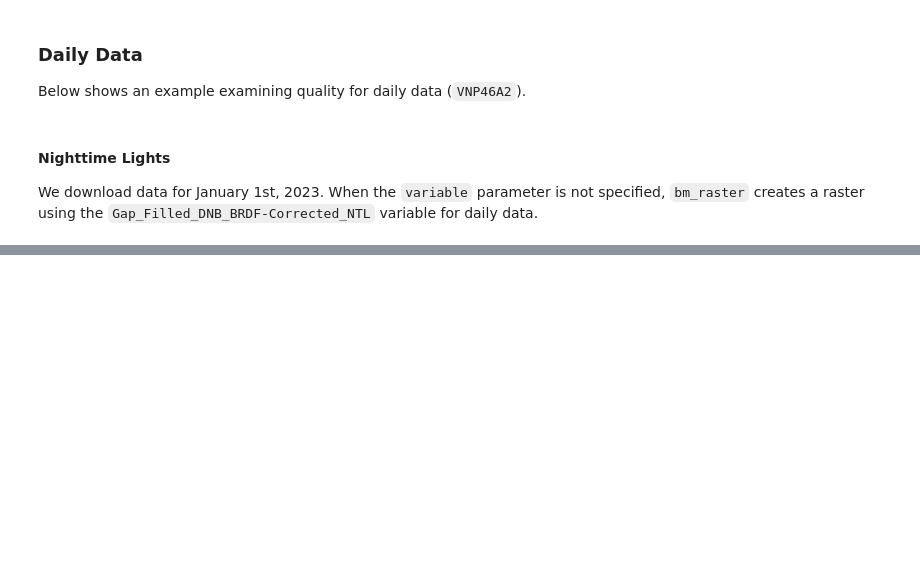
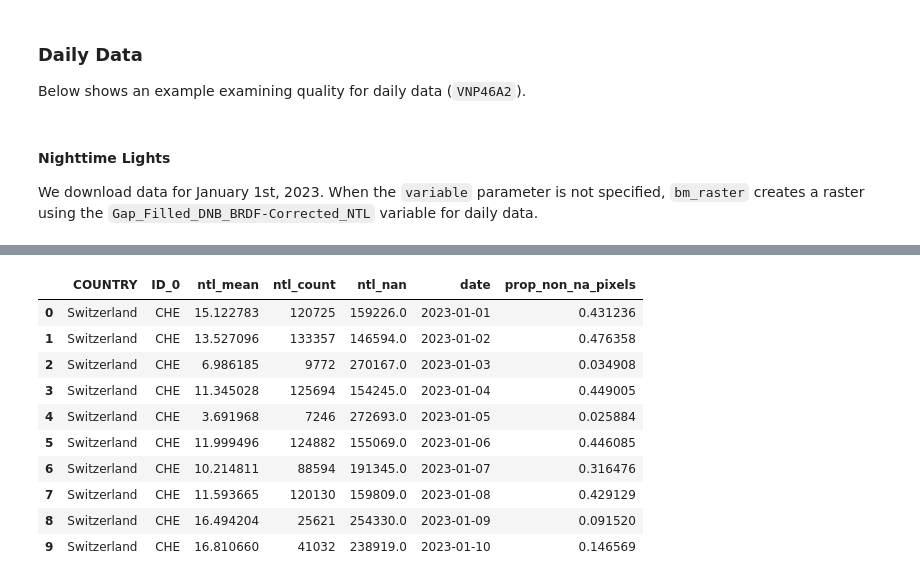
Before and after one commit to worldbank/blackmarblepy, a Jupyter notebook: examples/asses-quality.ipynb, the cells around one changed output, grey strips where cells are left out. Cells and saved outputs as stored; diff of their text form; code cells hidden in the pictures; blank space fills up the shorter version.

```diff
--- a/examples/asses-quality.ipynb
+++ b/examples/asses-quality.ipynb
@@ -68,0 +123,14 @@ bearer
+# %%
+ntl_df
+# %% [output]
+|  | COUNTRY | ID_0 | ntl_mean | ntl_count | ntl_nan | date | prop_non_na_pixels |
+| 0 | Switzerland | CHE | 15.122783 | 120725 | 159226.0 | 2023-01-01 | 0.431236 |
+| 1 | Switzerland | CHE | 13.527096 | 133357 | 146594.0 | 2023-01-02 | 0.476358 |
+| 2 | Switzerland | CHE | 6.986185 | 9772 | 270167.0 | 2023-01-03 | 0.034908 |
+| 3 | Switzerland | CHE | 11.345028 | 125694 | 154245.0 | 2023-01-04 | 0.449005 |
+| 4 | Switzerland | CHE | 3.691968 | 7246 | 272693.0 | 2023-01-05 | 0.025884 |
+| 5 | Switzerland | CHE | 11.999496 | 124882 | 155069.0 | 2023-01-06 | 0.446085 |
+| 6 | Switzerland | CHE | 10.214811 | 88594 | 191345.0 | 2023-01-07 | 0.316476 |
+| 7 | Switzerland | CHE | 11.593665 | 120130 | 159809.0 | 2023-01-08 | 0.429129 |
+| 8 | Switzerland | CHE | 16.494204 | 25621 | 254330.0 | 2023-01-09 | 0.091520 |
+| 9 | Switzerland | CHE | 16.810660 | 41032 | 238919.0 | 2023-01-10 | 0.146569 |
```
Also changed, not shown: parts of 16 cells of this notebook.
